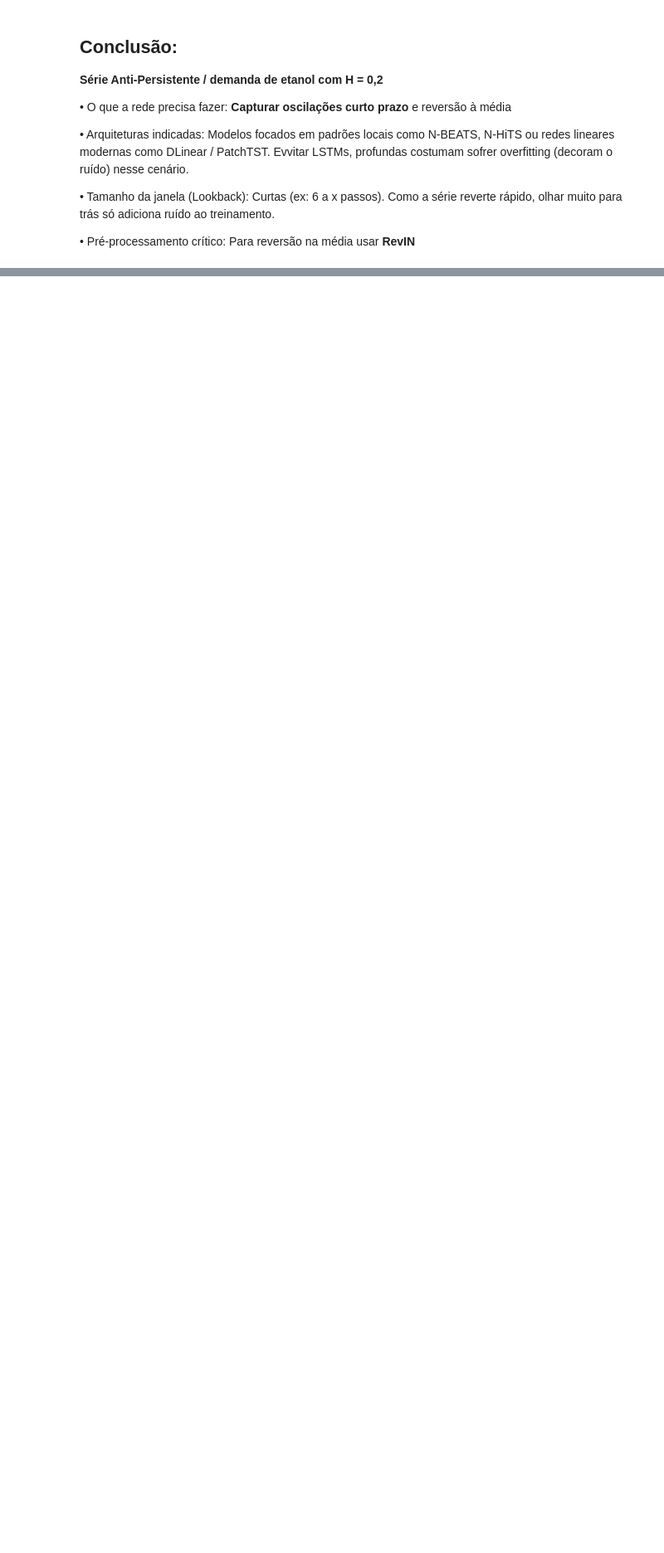
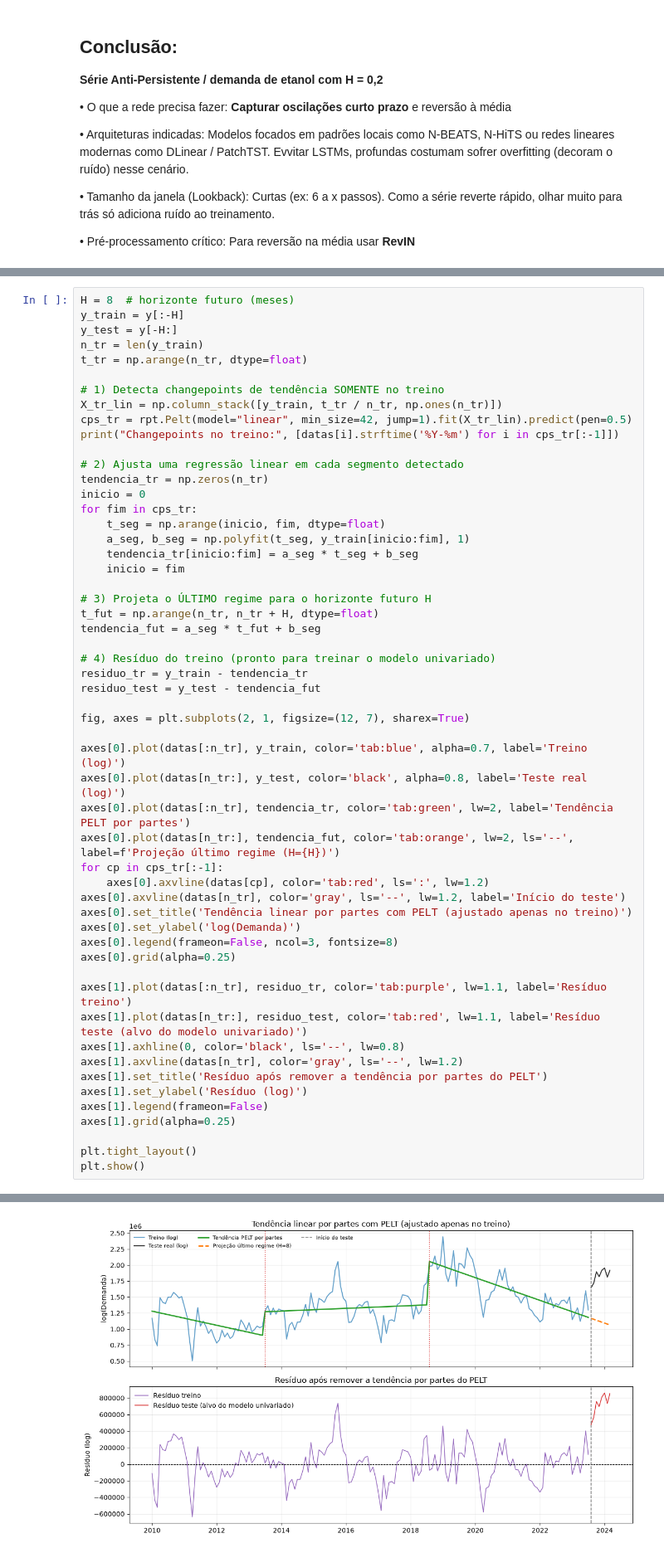
Before and after one commit to Arickjd/ehc-demand-forecast, a Jupyter notebook: hurst_analysis.ipynb, the cells around one changed output, grey strips where cells are left out. Shown at 83% size. Cells and saved outputs as stored; diff of their text form; blank space fills up the shorter version.

```diff
--- a/hurst_analysis.ipynb
+++ b/hurst_analysis.ipynb
@@ -184,0 +266,55 @@ plt.show()
+# %%
+H = 8  # horizonte futuro (meses)
+y_train = y[:-H]
+y_test = y[-H:]
+n_tr = len(y_train)
+t_tr = np.arange(n_tr, dtype=float)
+
+# 1) Detecta changepoints de tendência SOMENTE no treino
+X_tr_lin = np.column_stack([y_train, t_tr / n_tr, np.ones(n_tr)])
+cps_tr = rpt.Pelt(model="linear", min_size=42, jump=1).fit(X_tr_lin).predict(pen=0.5)
+print("Changepoints no treino:", [datas[i].strftime('%Y-%m') for i in cps_tr[:-1]])
+
+# 2) Ajusta uma regressão linear em cada segmento detectado
+tendencia_tr = np.zeros(n_tr)
+inicio = 0
+for fim in cps_tr:
+    t_seg = np.arange(inicio, fim, dtype=float)
+    a_seg, b_seg = np.polyfit(t_seg, y_train[inicio:fim], 1)
+    tendencia_tr[inicio:fim] = a_seg * t_seg + b_seg
+    inicio = fim
+
+# 3) Projeta o ÚLTIMO regime para o horizonte futuro H
+t_fut = np.arange(n_tr, n_tr + H, dtype=float)
+tendencia_fut = a_seg * t_fut + b_seg
+
+# 4) Resíduo do treino (pronto para treinar o modelo univariado)
+residuo_tr = y_train - tendencia_tr
+residuo_test = y_test - tendencia_fut
+
+fig, axes = plt.subplots(2, 1, figsize=(12, 7), sharex=True)
+
+axes[0].plot(datas[:n_tr], y_train, color='tab:blue', alpha=0.7, label='Treino (log)')
+axes[0].plot(datas[n_tr:], y_test, color='black', alpha=0.8, label='Teste real (log)')
+axes[0].plot(datas[:n_tr], tendencia_tr, color='tab:green', lw=2, label='Tendência PELT por partes')
+axes[0].plot(datas[n_tr:], tendencia_fut, color='tab:orange', lw=2, ls='--', label=f'Projeção último regime (H={H})')
+for cp in cps_tr[:-1]:
+    axes[0].axvline(datas[cp], color='tab:red', ls=':', lw=1.2)
+axes[0].axvline(datas[n_tr], color='gray', ls='--', lw=1.2, label='Início do teste')
+axes[0].set_title('Tendência linear por partes com PELT (ajustado apenas no treino)')
+axes[0].set_ylabel('log(Demanda)')
+axes[0].legend(frameon=False, ncol=3, fontsize=8)
+axes[0].grid(alpha=0.25)
+
+axes[1].plot(datas[:n_tr], residuo_tr, color='tab:purple', lw=1.1, label='Resíduo treino')
+axes[1].plot(datas[n_tr:], residuo_test, color='tab:red', lw=1.1, label='Resíduo teste (alvo do modelo univariado)')
+axes[1].axhline(0, color='black', ls='--', lw=0.8)
+axes[1].axvline(datas[n_tr], color='gray', ls='--', lw=1.2)
+axes[1].set_title('Resíduo após remover a tendência por partes do PELT')
+axes[1].set_ylabel('Resíduo (log)')
+axes[1].legend(frameon=False)
+axes[1].grid(alpha=0.25)
+
+plt.tight_layout()
+plt.show()
+# %% [output]
@@ -184,0 +322 @@ plt.show()
+[figure, added]
```
Also changed, not shown: parts of 10 cells of this notebook, 10 other files.
